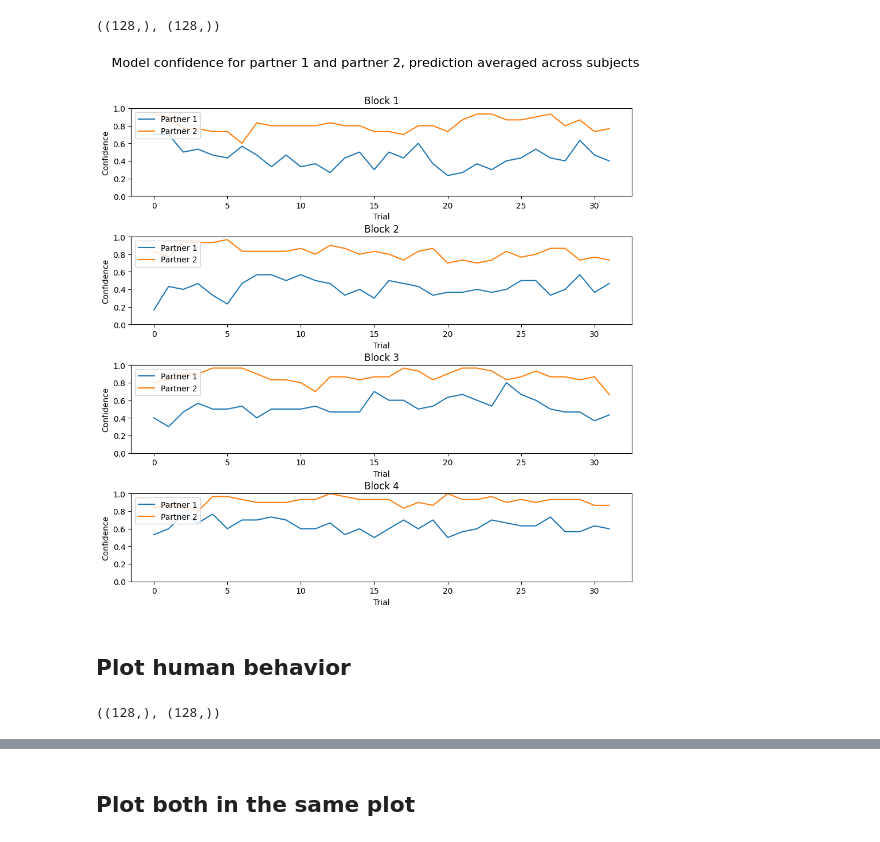
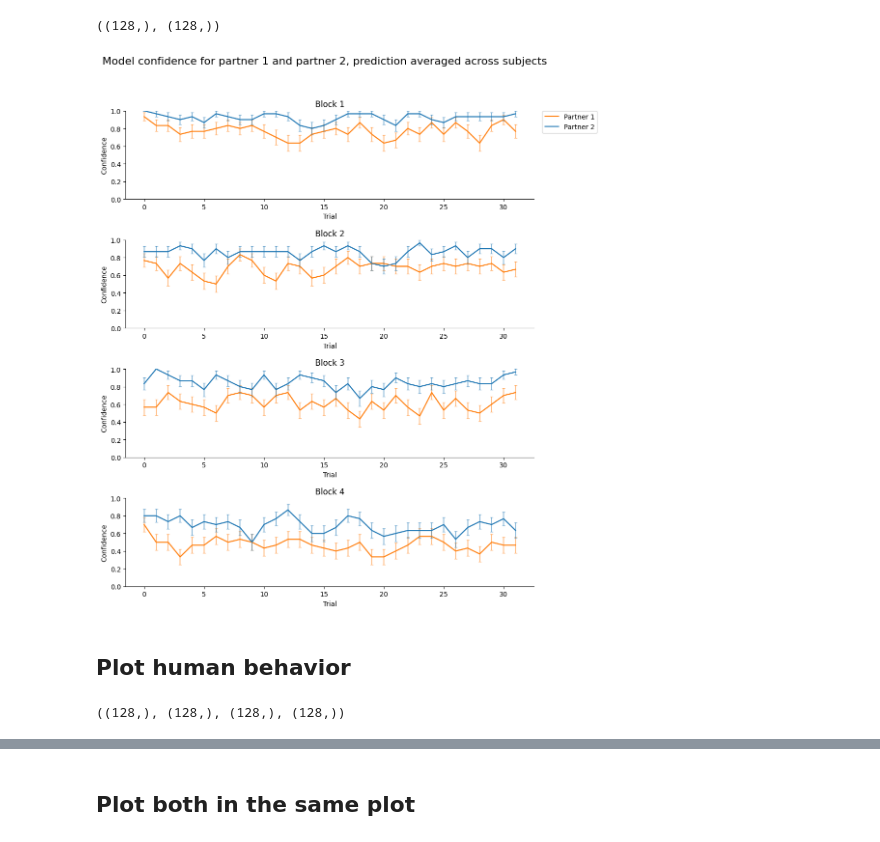
Before and after one commit to meikeoschmann/disRNN-conf-match, a Jupyter notebook: CogModelingRNNsTutorial/DisentangledRNNs_Meike.ipynb, the cells around one changed output, grey strips where cells are left out. Cells and saved outputs as stored; diff of their text form; code cells hidden in the pictures.

Commit message:
error bars, remove broken subjects

```diff
--- a/CogModelingRNNsTutorial/DisentangledRNNs_Meike.ipynb
+++ b/CogModelingRNNsTutorial/DisentangledRNNs_Meike.ipynb
@@ -89,7 +93,7 @@ df
 batch_size = None
 tr = 4 # where to split between train and test set when not doing LOOCV
 LOOCV = True # set to true if you want to do leave-one-out cross validation
-leave_out_idx = 3 # index of the subject to leave out
+leave_out_idx = 0 # index of the subject to leave out
 block_dim = False
 
 if block_dim:
@@ -229,7 +233,7 @@ obs_size = xsTrain.shape[-1]
 # Number of hidden units in each of the two layers of the choice MLP.
 #update_mlp_shape = (5, 5, 5)
 #choice_mlp_shape = (5, 5, 5)
-update_mlp_shape = (10,10,) # input layer: number of features, hidden layer: different number possible but start with 8,8 here
+update_mlp_shape = (features_number,features_number,) # input layer: number of features, hidden layer: different number possible but start with 8,8 here
 choice_mlp_shape = (2,)
 
 def make_disrnn():
@@ -502,34 +539,44 @@ predicted_choices_partner1.shape, predicted_choices_partner2.shape
 # %%
 Mconf_partner1 = np.mean(predicted_choices_partner1, axis=1)
 Mconf_partner2 = np.mean(predicted_choices_partner2, axis=1)
+Mconf_SE_partner1 = np.std(predicted_choices_partner1, axis=1) / np.sqrt(n_subjects)
+Mconf_SE_partner2 = np.std(predicted_choices_partner2, axis=1) / np.sqrt(n_subjects)
 Mconf_partner1.shape, Mconf_partner2.shape
 # %% [output]
 ((128,), (128,))
 # %%
 # Plot the models prediction for partner 1 and partner 2
 n_trials_per_block = int(len(df) / (n_subjects*n_blocks*2))
 
-fig, ax = plt.subplots(4, 1, figsize = (10, 10))
+fig, axs = plt.subplots(4, 1, figsize = (10, 12))
 fig.suptitle('Model confidence for partner 1 and partner 2, prediction averaged across subjects', fontsize=16)
-fig.tight_layout(pad=3.0)
-for i in range(n_blocks):
-    ax[i].plot(Mconf_partner1[i*n_trials_per_block:(i+1)*n_trials_per_block], label='Partner 1')
-    ax[i].plot(Mconf_partner2[i*n_trials_per_block:(i+1)*n_trials_per_block], label='Partner 2')
-    ax[i].set_xlabel('Trial')
-    ax[i].set_ylabel('Confidence')
-    ax[i].set_title('Block {block}'.format(block=i+1))
-    ax[i].set_ylim([0,1])
-    ax[i].legend(loc='upper left')
+fig.tight_layout(pad=4.0)
+x = np.arange(n_trials_per_block)
+for i, ax in enumerate(axs.flat):
+    ax.plot(Mconf_partner1[i*n_trials_per_block:(i+1)*n_trials_per_block], label='Partner 1', c='tab:orange')
+    ax.errorbar(x, Mconf_partner1[i*n_trials_per_block:(i+1)*n_trials_per_block], yerr=Mconf_SE_partner1[i*n_trials_per_block:(i+1)*n_trials_per_block], c='tab:orange', ecolor=None, alpha=0.5, capsize=2)
+    ax.plot(Mconf_partner2[i*n_trials_per_block:(i+1)*n_trials_per_block], label='Partner 2', c='tab:blue')
+    ax.errorbar(x, Mconf_partner2[i*n_trials_per_block:(i+1)*n_trials_per_block], yerr=Mconf_SE_partner2[i*n_trials_per_block:(i+1)*n_trials_per_block], ecolor=None, alpha=0.5, capsize=2)
+    ax.set_xlabel('Trial')
+    ax.set_ylabel('Confidence')
+    ax.set_title('Block {block}'.format(block=i+1))
+    ax.set_ylim([0,1])
+    ax.spines['top'].set_visible(False)
+    ax.spines['right'].set_visible(False)
+    if i == 0:
+        ax.legend(bbox_to_anchor=(1.02, 1), loc='upper left', borderaxespad=0)
 # %% [output]
-[figure, old version]
+[figure, new version]
 # %% [markdown]
 ## Plot human behavior
 # %%
 Sconf_partner1 = np.mean(xsAll_partner1[:, :, 9], axis=1) #idx 0 if ys
 Sconf_partner2 = np.mean(xsAll_partner2[:, :, 9], axis=1)
-Sconf_partner1.shape, Sconf_partner2.shape
+Sconf_SE_partner1 = np.std(xsAll_partner1[:, :, 9], axis=1) / np.sqrt(n_subjects)
+Sconf_SE_partner2 = np.std(xsAll_partner2[:, :, 9], axis=1) / np.sqrt(n_subjects)
+Sconf_partner1.shape, Sconf_partner2.shape, Sconf_SE_partner1.shape, Sconf_SE_partner2.shape
 # %% [output]
-((128,), (128,))
+((128,), (128,), (128,), (128,))
 # %%
 # Plot Sconfidence for partner 1 and partner 2
 n_trials_per_block = int(len(df) / (n_subjects*n_blocks*2))
```
Also changed, not shown: parts of 14 cells of this notebook.
